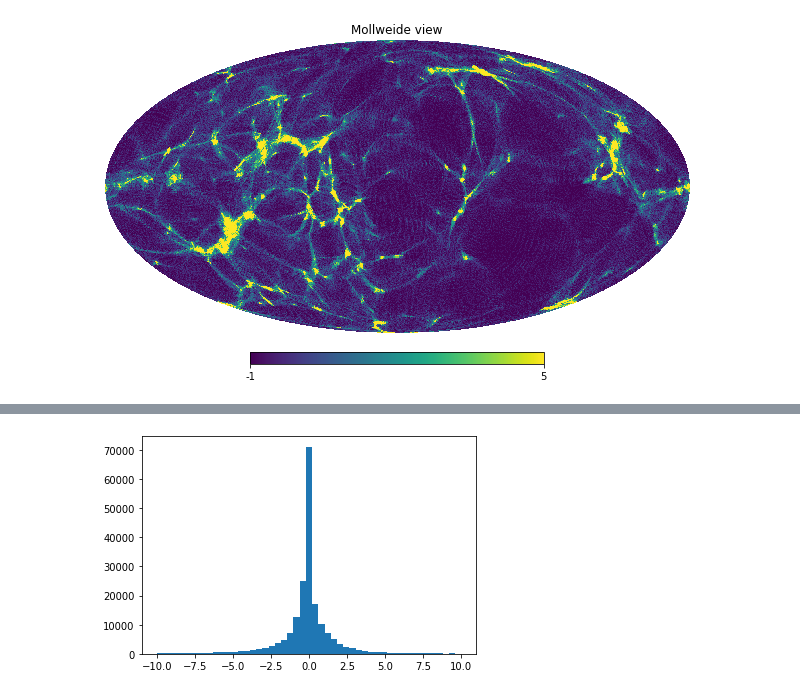
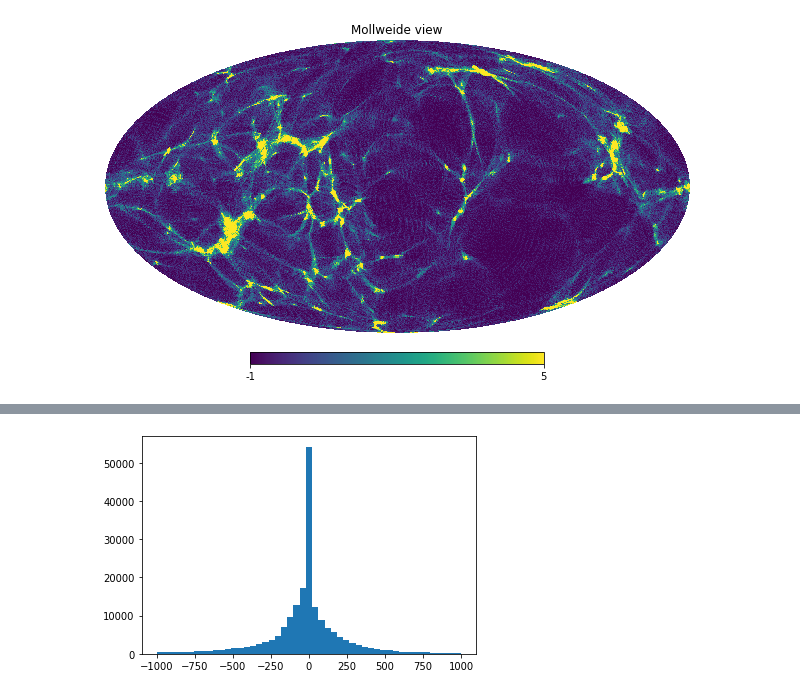
Before and after one commit to wurdahl/kSZfromPC, a Jupyter notebook: Processing-Multi-threading.ipynb, the cells around one changed output, grey strips where cells are left out. Drawn from its saved outputs; the diff is of its cells as text; code cells hidden in the pictures.

```diff
--- a/Processing-Multi-threading.ipynb
+++ b/Processing-Multi-threading.ipynb
@@ -170,6 +174,6 @@ hp.mollview(overdensity,xsize=3200,max=5)
 # %% [output]
 [figure]
 # %%
-almostSZ = np.sum(outputSZ,axis=0)
-hp.mollview(almostSZ,xsize=3200,min=-5,max=5)
+almostkSZ = np.sum(outputSZ,axis=0)
+hp.mollview(almostkSZ,xsize=3200,min=-5,max=5)
 # %% [output]
@@ -176,0 +181,3 @@ hp.mollview(almostSZ,xsize=3200,min=-5,max=5)
+# %%
+almosterkSZ = almostkSZ/hp.nside2resol(nside)
+hp.mollview(almosterkSZ,xsize=3200,min=-250,max=250)
@@ -177,4 +186,4 @@ hp.mollview(almostSZ,xsize=3200,min=-5,max=5)
 # %%
-plt.hist(almostSZ,bins=np.linspace(-10,10));
+plt.hist(almosterkSZ,bins=np.linspace(-1000,1000));
 # %% [output]
-[figure, old version]
+[figure, new version]
```
Also changed, not shown: parts of 5 cells of this notebook, 2 other files.
